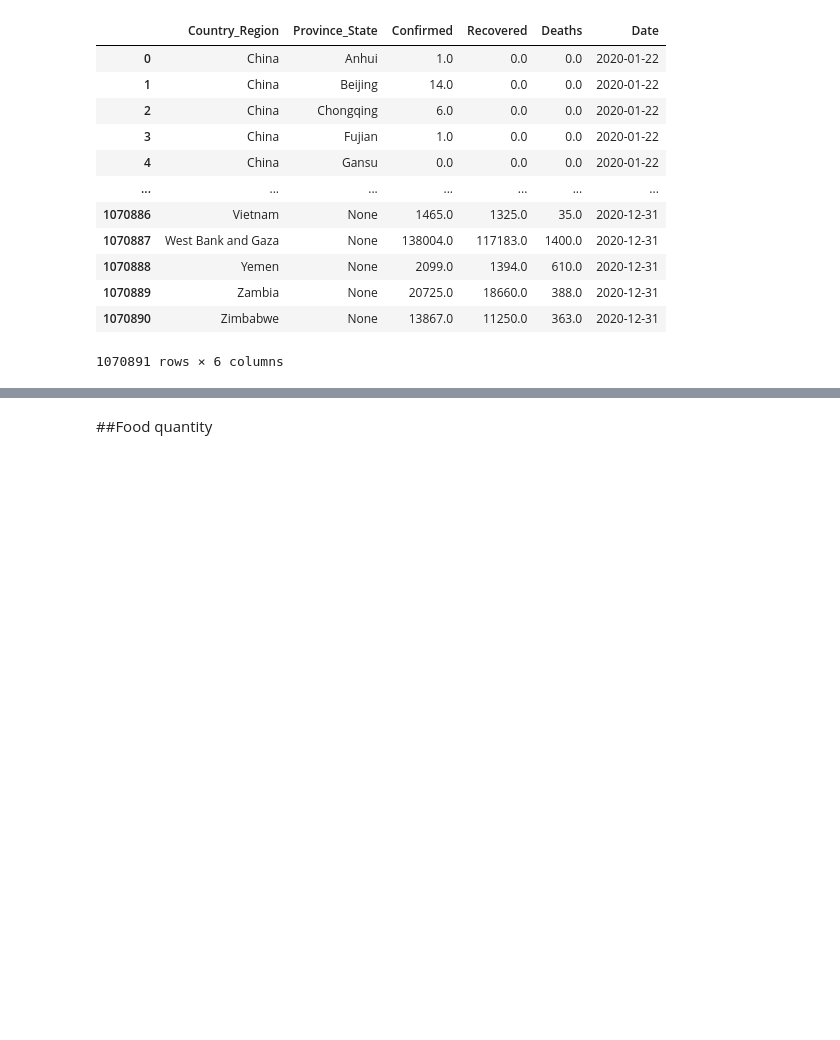
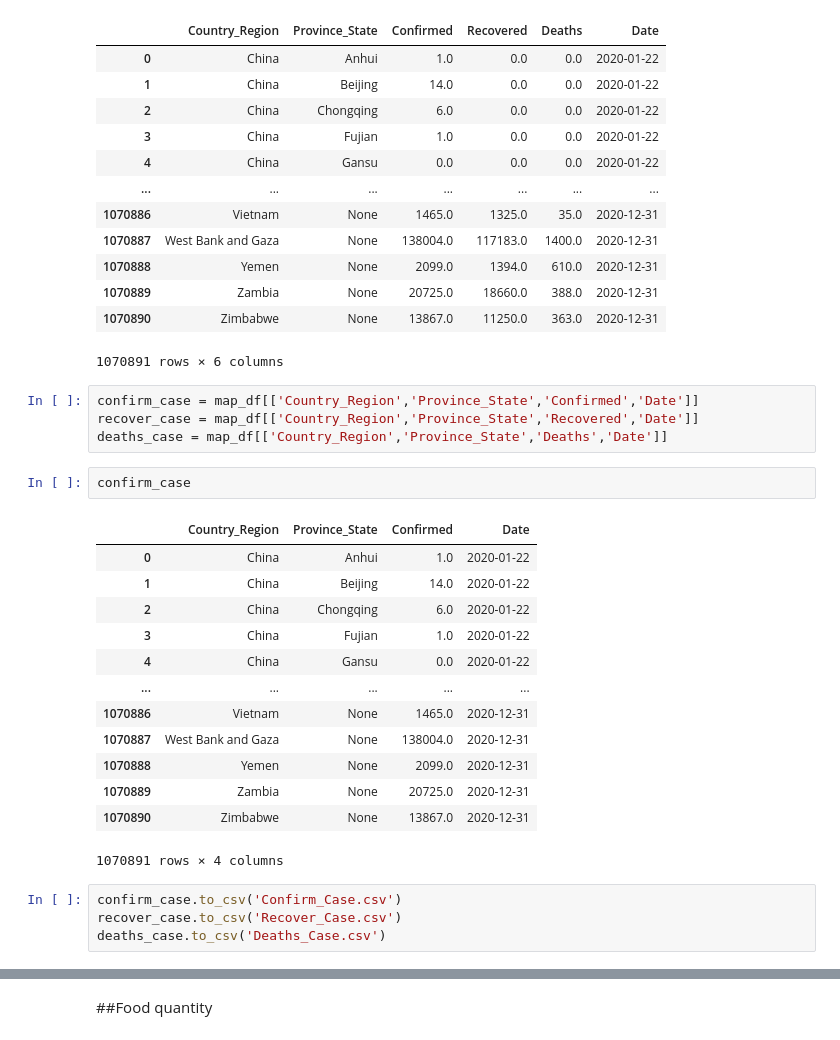
Before and after one commit to bazuevad/Covid19-App, a Jupyter notebook: CIS550_Project.ipynb, the cells around one changed output, grey strips where cells are left out. Saved outputs shown, nothing was run; the diff lists cells and outputs as text; blank space fills up the shorter version.

```diff
--- a/CIS550_Project.ipynb
+++ b/CIS550_Project.ipynb
@@ -87,3 +93,27 @@ map_df
 | 1070889 | Zambia | None | 20725.0 | 18660.0 | 388.0 | 2020-12-31 |
 | 1070890 | Zimbabwe | None | 13867.0 | 11250.0 | 363.0 | 2020-12-31 |
 1070891 rows × 6 columns
+# %%
+confirm_case = map_df[['Country_Region','Province_State','Confirmed','Date']]
+recover_case = map_df[['Country_Region','Province_State','Recovered','Date']]
+deaths_case = map_df[['Country_Region','Province_State','Deaths','Date']]
+# %%
+confirm_case
+# %% [output]
+|  | Country_Region | Province_State | Confirmed | Date |
+| 0 | China | Anhui | 1.0 | 2020-01-22 |
+| 1 | China | Beijing | 14.0 | 2020-01-22 |
+| 2 | China | Chongqing | 6.0 | 2020-01-22 |
+| 3 | China | Fujian | 1.0 | 2020-01-22 |
+| 4 | China | Gansu | 0.0 | 2020-01-22 |
+| ... | ... | ... | ... | ... |
+| 1070886 | Vietnam | None | 1465.0 | 2020-12-31 |
+| 1070887 | West Bank and Gaza | None | 138004.0 | 2020-12-31 |
+| 1070888 | Yemen | None | 2099.0 | 2020-12-31 |
+| 1070889 | Zambia | None | 20725.0 | 2020-12-31 |
+| 1070890 | Zimbabwe | None | 13867.0 | 2020-12-31 |
+1070891 rows × 4 columns
+# %%
+confirm_case.to_csv('Confirm_Case.csv')
+recover_case.to_csv('Recover_Case.csv')
+deaths_case.to_csv('Deaths_Case.csv')
```
Also changed, not shown: parts of 5 cells of this notebook.
